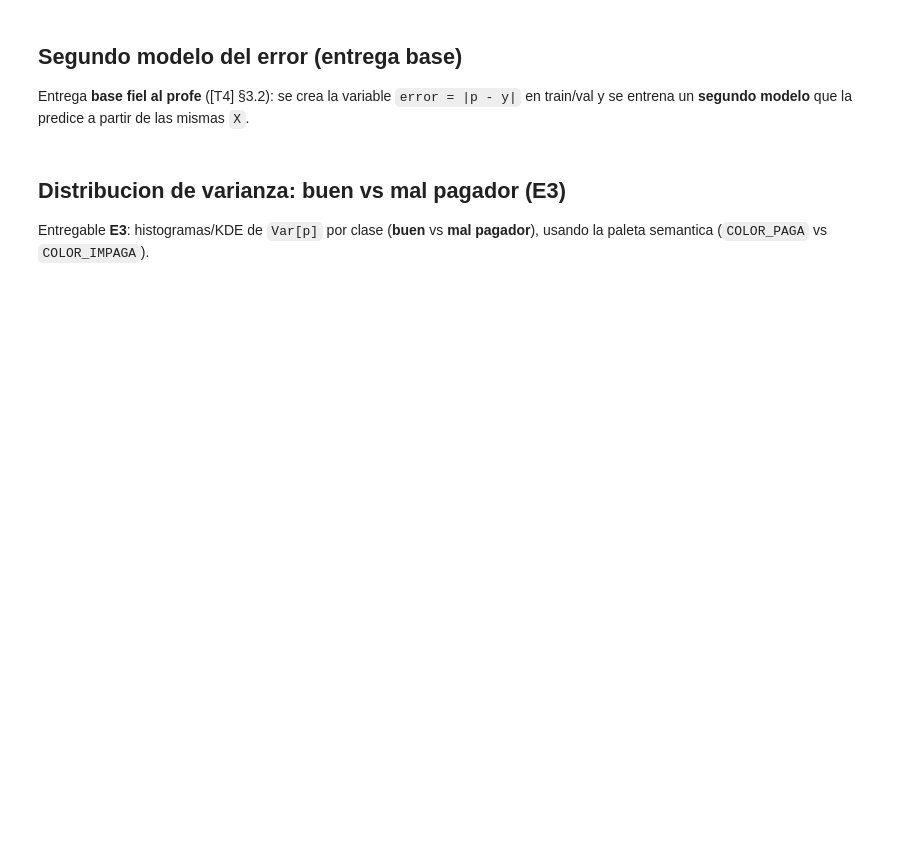
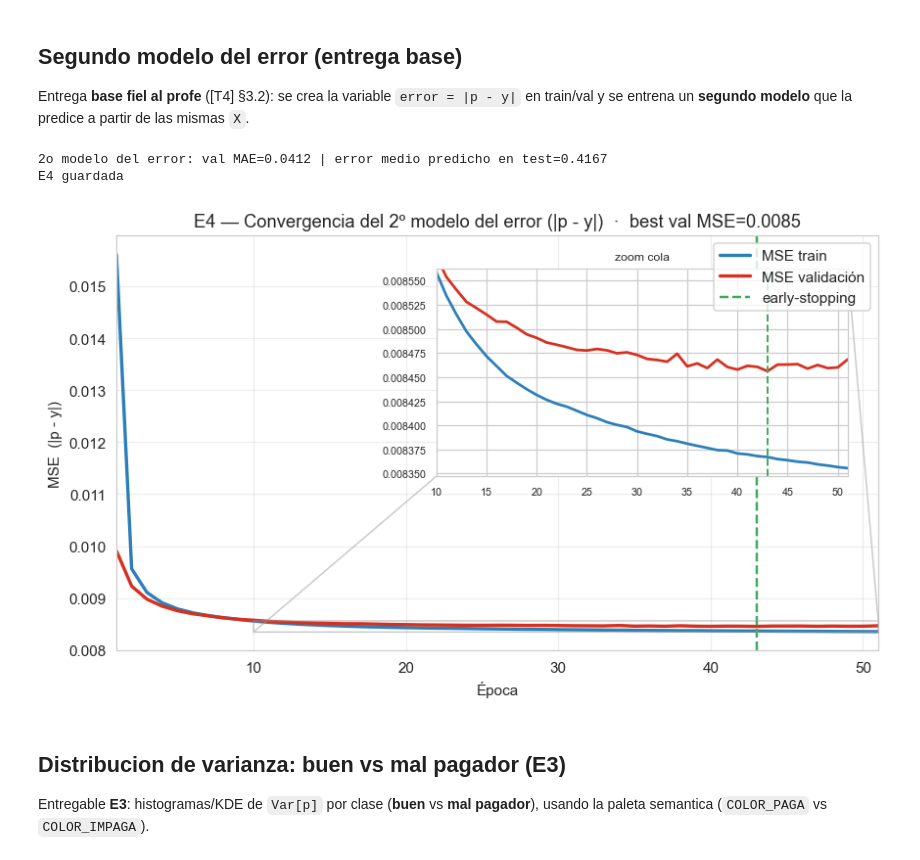
Before and after one commit to Romequinco/TALLER_FAIR_CREDIT_MODEL, a Jupyter notebook: notebooks/07_tarea4_incertidumbre.ipynb, the cells around one changed output. Cells and saved outputs as stored; diff of their text form; code cells hidden in the pictures; blank space fills up the shorter version.

```diff
--- a/notebooks/07_tarea4_incertidumbre.ipynb
+++ b/notebooks/07_tarea4_incertidumbre.ipynb
@@ -159,7 +209,51 @@ incertidumbre epistemica; **T** se decide en **D-4.2 (Abierta, sug. 50-100)**.
 Entrega **base fiel al profe** ([T4] §3.2): se crea la variable `error = |p - y|` en
 train/val y se entrena un **segundo modelo** que la predice a partir de las mismas `X`.
 # %%
-# TODO: variable error=|p-y| en train/val + 2o modelo que la predice ([T4] §3.2); en src/uncertainty.py
+# === Segundo modelo del error |p-y| (entrega base fiel al profe, §3.2) -> E4 ===
+# Patron de Valero: el modelo principal predice en train/val; se construye
+# error=|p-y| y un 2o modelo lo predice desde las mismas X (incertidumbre heteroscedastica).
+Xtr = X_train.to_numpy("float32"); ytr = y_train.to_numpy("float32")
+Xvl = X_val.to_numpy("float32");   yvl = y_val.to_numpy("float32")
+p_tr = modelo.predict(Xtr, verbose=0).ravel()   # dropout OFF (prediccion determinista)
+p_vl = modelo.predict(Xvl, verbose=0).ravel()
+err_tr = np.abs(p_tr - ytr); err_vl = np.abs(p_vl - yvl)
+
+keras.utils.set_random_seed(RNG)
+err_model = uncertainty.build_error_model(n_features=N_FEATURES)
+stop = keras.callbacks.EarlyStopping(monitor="val_loss", patience=8, restore_best_weights=True)
+hist_err = err_model.fit(Xtr, err_tr, validation_data=(Xvl, err_vl),
+                         epochs=60, batch_size=512, callbacks=[stop], verbose=0)
+err_pred_test = err_model.predict(Xte, verbose=0).ravel()
+print(f"2o modelo del error: val MAE={min(hist_err.history['val_mae']):.4f} | "
+      f"error medio predicho en test={err_pred_test.mean():.4f}")
+
+# E4: curva de loss del unico entrenamiento final del NB07 (el principal se hereda)
+h = hist_err.history; ep = np.arange(1, len(h["loss"]) + 1)
+best = int(np.argmin(h["val_loss"]))
+fig, ax = plt.subplots(figsize=(8, 4.8))
+ax.plot(ep, h["loss"], color=COLOR_PAGA, lw=2.2, label="MSE train")
+ax.plot(ep, h["val_loss"], color=COLOR_IMPAGA, lw=2.2, label="MSE validación")
+ax.axvline(best + 1, color=COLOR_ACENTO, ls="--", lw=1.6, label="early-stopping")
+# inset con zoom a la cola: la accion esta en las primeras epocas; aqui se ve el (leve) overfit
+if len(ep) > 12:
+    axins = ax.inset_axes([0.42, 0.42, 0.54, 0.5])
+    axins.plot(ep, h["loss"], color=COLOR_PAGA, lw=1.8)
+    axins.plot(ep, h["val_loss"], color=COLOR_IMPAGA, lw=1.8)
+    axins.axvline(best + 1, color=COLOR_ACENTO, ls="--", lw=1.3)
+    axins.set_xlim(10, len(ep))
+    cola = np.r_[h["loss"][10:], h["val_loss"][10:]]
+    axins.set_ylim(cola.min() * 0.999, cola.max() * 1.001)
+    axins.set_title("zoom cola", fontsize=8); axins.tick_params(labelsize=7)
+    ax.indicate_inset_zoom(axins, edgecolor="#999")
+ax.set_xlabel("Época"); ax.set_ylabel("MSE  (|p - y|)")
+ax.set_title(f"E4 — Convergencia del 2º modelo del error (|p - y|)  ·  best val MSE={h['val_loss'][best]:.4f}")
+ax.legend(frameon=True, loc="upper right"); ax.grid(True, alpha=.35); ax.set_xlim(1, len(ep)); fig.tight_layout()
+fig.savefig(FIG_DIR / "07_incert__curva_loss.png", bbox_inches="tight", dpi=150)
+print("E4 guardada"); plt.show()
+# %% [output]
+2o modelo del error: val MAE=0.0412 | error medio predicho en test=0.4167
+E4 guardada
+[figure, added]
 # %% [markdown]
 ## Distribucion de varianza: buen vs mal pagador (E3)
 
```
Also changed, not shown: parts of 9 cells of this notebook, 15 other files.
